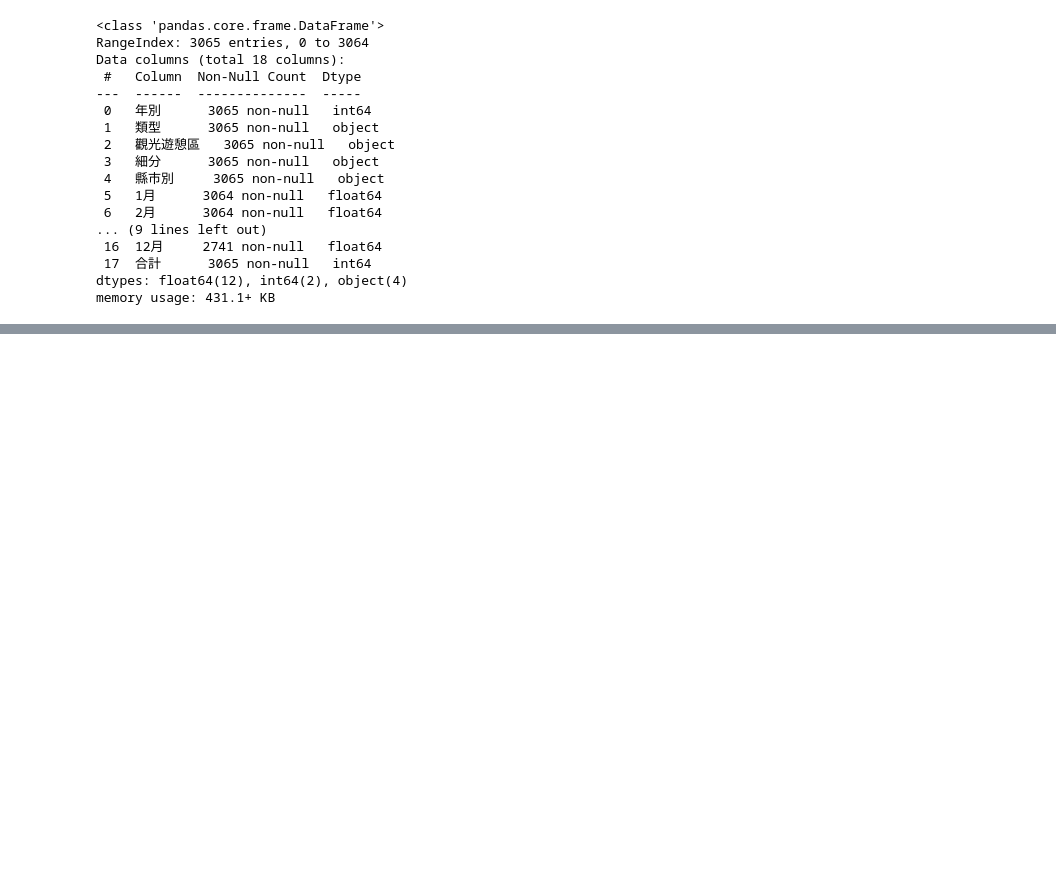
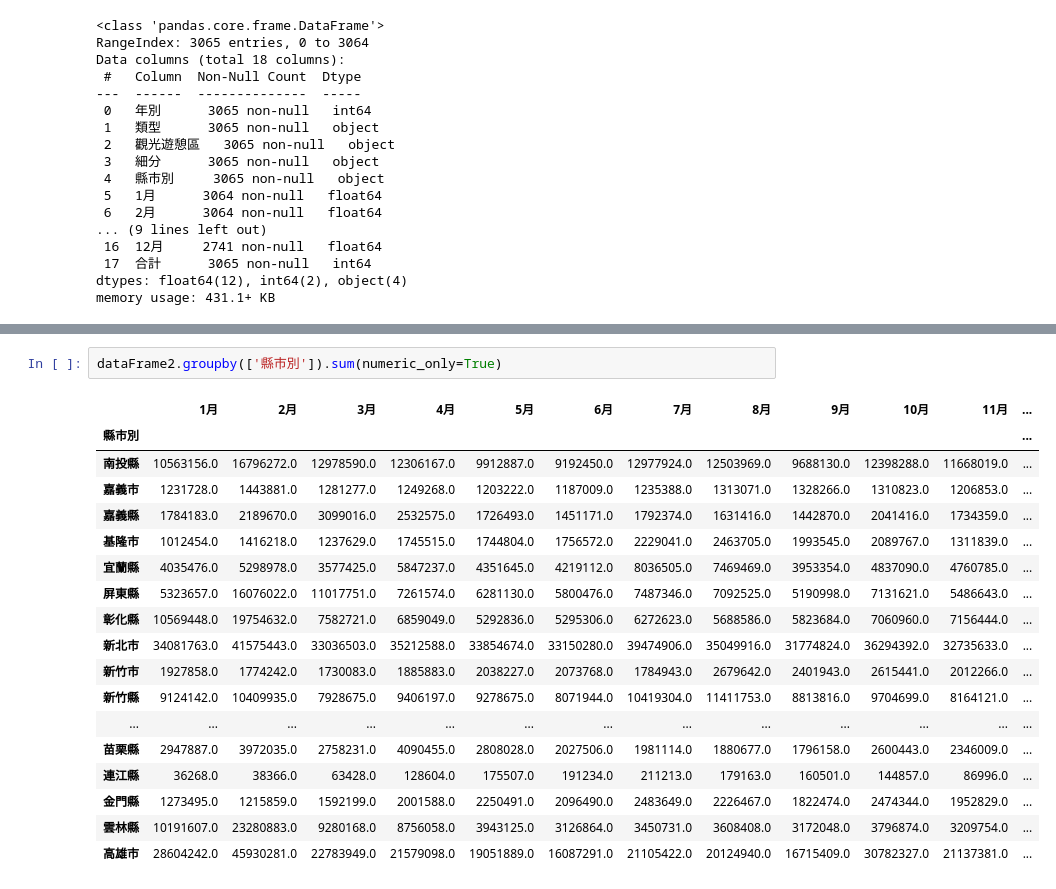
Before and after one commit to spinomics/2023_0723_am, a Jupyter notebook: lesson 21_2.ipynb, the cells around one changed output, grey strips where cells are left out. Saved outputs shown, nothing was run; the diff lists cells and outputs as text; blank space fills up the shorter version.

```diff
--- a/lesson 21_2.ipynb
+++ b/lesson 21_2.ipynb
@@ -41,0 +77,21 @@ memory usage: 431.1+ KB
+# %%
+dataFrame2.groupby(['縣市別']).sum(numeric_only=True)
+# %% [output]
+|  | 1月 | 2月 | 3月 | 4月 | 5月 | 6月 | 7月 | 8月 | 9月 | 10月 | 11月 | ... |
+| 縣市別 |  |  |  |  |  |  |  |  |  |  |  | ... |
+| 南投縣 | 10563156.0 | 16796272.0 | 12978590.0 | 12306167.0 | 9912887.0 | 9192450.0 | 12977924.0 | 12503969.0 | 9688130.0 | 12398288.0 | 11668019.0 | ... |
+| 嘉義市 | 1231728.0 | 1443881.0 | 1281277.0 | 1249268.0 | 1203222.0 | 1187009.0 | 1235388.0 | 1313071.0 | 1328266.0 | 1310823.0 | 1206853.0 | ... |
+| 嘉義縣 | 1784183.0 | 2189670.0 | 3099016.0 | 2532575.0 | 1726493.0 | 1451171.0 | 1792374.0 | 1631416.0 | 1442870.0 | 2041416.0 | 1734359.0 | ... |
+| 基隆市 | 1012454.0 | 1416218.0 | 1237629.0 | 1745515.0 | 1744804.0 | 1756572.0 | 2229041.0 | 2463705.0 | 1993545.0 | 2089767.0 | 1311839.0 | ... |
+| 宜蘭縣 | 4035476.0 | 5298978.0 | 3577425.0 | 5847237.0 | 4351645.0 | 4219112.0 | 8036505.0 | 7469469.0 | 3953354.0 | 4837090.0 | 4760785.0 | ... |
+| 屏東縣 | 5323657.0 | 16076022.0 | 11017751.0 | 7261574.0 | 6281130.0 | 5800476.0 | 7487346.0 | 7092525.0 | 5190998.0 | 7131621.0 | 5486643.0 | ... |
+| 彰化縣 | 10569448.0 | 19754632.0 | 7582721.0 | 6859049.0 | 5292836.0 | 5295306.0 | 6272623.0 | 5688586.0 | 5823684.0 | 7060960.0 | 7156444.0 | ... |
+| 新北市 | 34081763.0 | 41575443.0 | 33036503.0 | 35212588.0 | 33854674.0 | 33150280.0 | 39474906.0 | 35049916.0 | 31774824.0 | 36294392.0 | 32735633.0 | ... |
+| 新竹市 | 1927858.0 | 1774242.0 | 1730083.0 | 1885883.0 | 2038227.0 | 2073768.0 | 1784943.0 | 2679642.0 | 2401943.0 | 2615441.0 | 2012266.0 | ... |
+| 新竹縣 | 9124142.0 | 10409935.0 | 7928675.0 | 9406197.0 | 9278675.0 | 8071944.0 | 10419304.0 | 11411753.0 | 8813816.0 | 9704699.0 | 8164121.0 | ... |
+| ... | ... | ... | ... | ... | ... | ... | ... | ... | ... | ... | ... | ... |
+| 苗栗縣 | 2947887.0 | 3972035.0 | 2758231.0 | 4090455.0 | 2808028.0 | 2027506.0 | 1981114.0 | 1880677.0 | 1796158.0 | 2600443.0 | 2346009.0 | ... |
+| 連江縣 | 36268.0 | 38366.0 | 63428.0 | 128604.0 | 175507.0 | 191234.0 | 211213.0 | 179163.0 | 160501.0 | 144857.0 | 86996.0 | ... |
+| 金門縣 | 1273495.0 | 1215859.0 | 1592199.0 | 2001588.0 | 2250491.0 | 2096490.0 | 2483649.0 | 2226467.0 | 1822474.0 | 2474344.0 | 1952829.0 | ... |
+| 雲林縣 | 10191607.0 | 23280883.0 | 9280168.0 | 8756058.0 | 3943125.0 | 3126864.0 | 3450731.0 | 3608408.0 | 3172048.0 | 3796874.0 | 3209754.0 | ... |
+| 高雄市 | 28604242.0 | 45930281.0 | 22783949.0 | 21579098.0 | 19051889.0 | 16087291.0 | 21105422.0 | 20124940.0 | 16715409.0 | 30782327.0 | 21137381.0 | ... |
```
Also changed, not shown: parts of 7 cells of this notebook.
